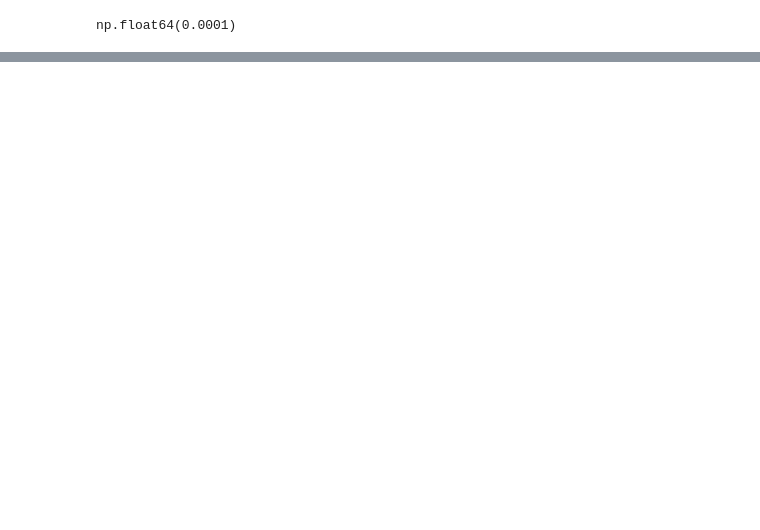
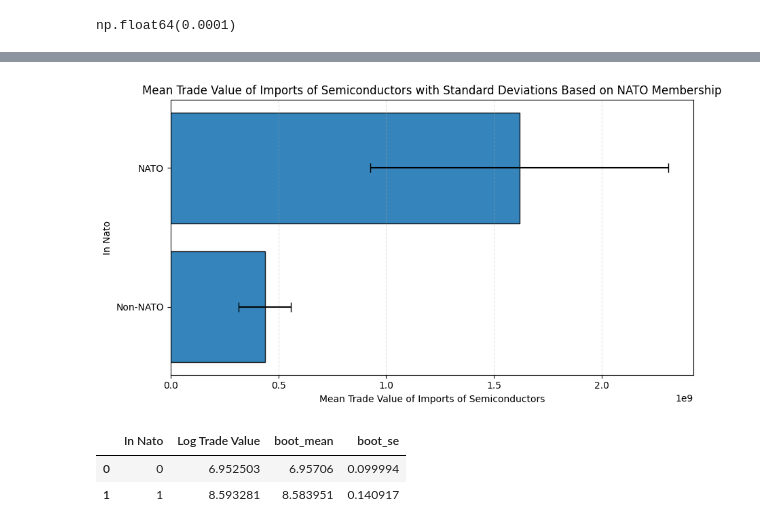
Before and after one commit to past6301/final-project-631, a Jupyter notebook: hypothesis-test-assignment.ipynb, the cells around one changed output, grey strips where cells are left out. Cells and saved outputs as stored; diff of their text form; code cells hidden in the pictures; blank space fills up the shorter version.

```diff
--- a/hypothesis-test-assignment.ipynb
+++ b/hypothesis-test-assignment.ipynb
@@ -244,0 +261,49 @@ boot_data
+# %%
+plot_data = boot_data[['In Nato', 'boot_mean', 'boot_se']].copy()
+plot_data['boot_se'] = pd.to_numeric(plot_data['boot_se'])
+plot_data = plot_data.sort_values('boot_mean')
+fig, ax = plt.subplots(figsize=(9, 5))
+ax.barh(
+    y=plot_data['In Nato'],
+    width=plot_data['boot_mean'],
+    xerr=plot_data['boot_se'],
+    edgecolor='black',
+    alpha=0.9,
+    capsize=5,
+)
+ax.set_xlabel('Mean Trade Value of Imports of Semiconductors')
+ax.set_ylabel('In Nato')
+ax.set_title('Mean Trade Value of Imports of Semiconductors with Standard Deviations Based on NATO Membership')
+ax.grid(axis='x', linestyle='--', alpha=0.35)
+ax.set_yticks([0, 1])
+ax.set_yticklabels(['Non-NATO', 'NATO'])
+plt.tight_layout()
+plt.show()
+# %% [output]
+[figure, added]
+# %%
+nato_log_copy = semiconductors[['In Nato', 'Log Trade Value']]
+
+boot_log_data['boot_mean'] = pd.NA
+boot_log_data['boot_se'] = pd.NA
+
+num_sim = 1000
+
+for idx, row in boot_log_data.iterrows() :
+    this_nato = row['In Nato']
+    this_gp = nato_log_copy.query(f"`In Nato` == {this_nato}")
+
+    mean_samples = []
+
+    for _ in range (num_sim) :
+        this_sample = this_gp.sample(n=len(this_gp), replace=True)
+        mean_samples.append(np.mean(this_sample['Log Trade Value']))
+
+    boot_log_data.loc[boot_log_data['In Nato'] == this_nato, 'boot_mean'] = np.mean(mean_samples)
+    boot_log_data.loc[boot_log_data['In Nato'] == this_nato, 'boot_se'] = np.std(mean_samples)
+
+boot_log_data
+# %% [output]
+|  | In Nato | Log Trade Value | boot_mean | boot_se |
+| 0 | 0 | 6.952503 | 6.95706 | 0.099994 |
+| 1 | 1 | 8.593281 | 8.583951 | 0.140917 |
```
Also changed, not shown: parts of 14 cells of this notebook.
